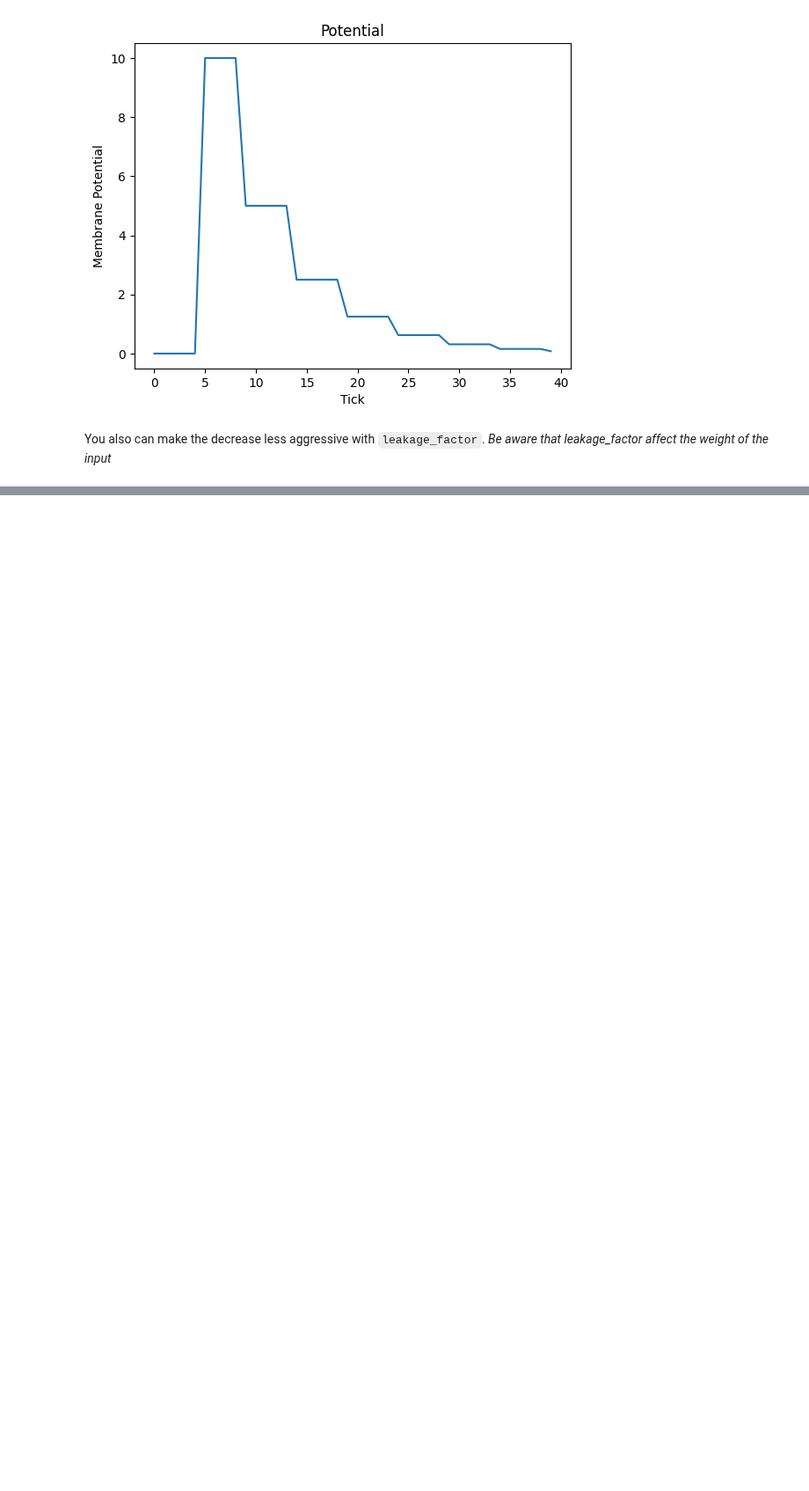
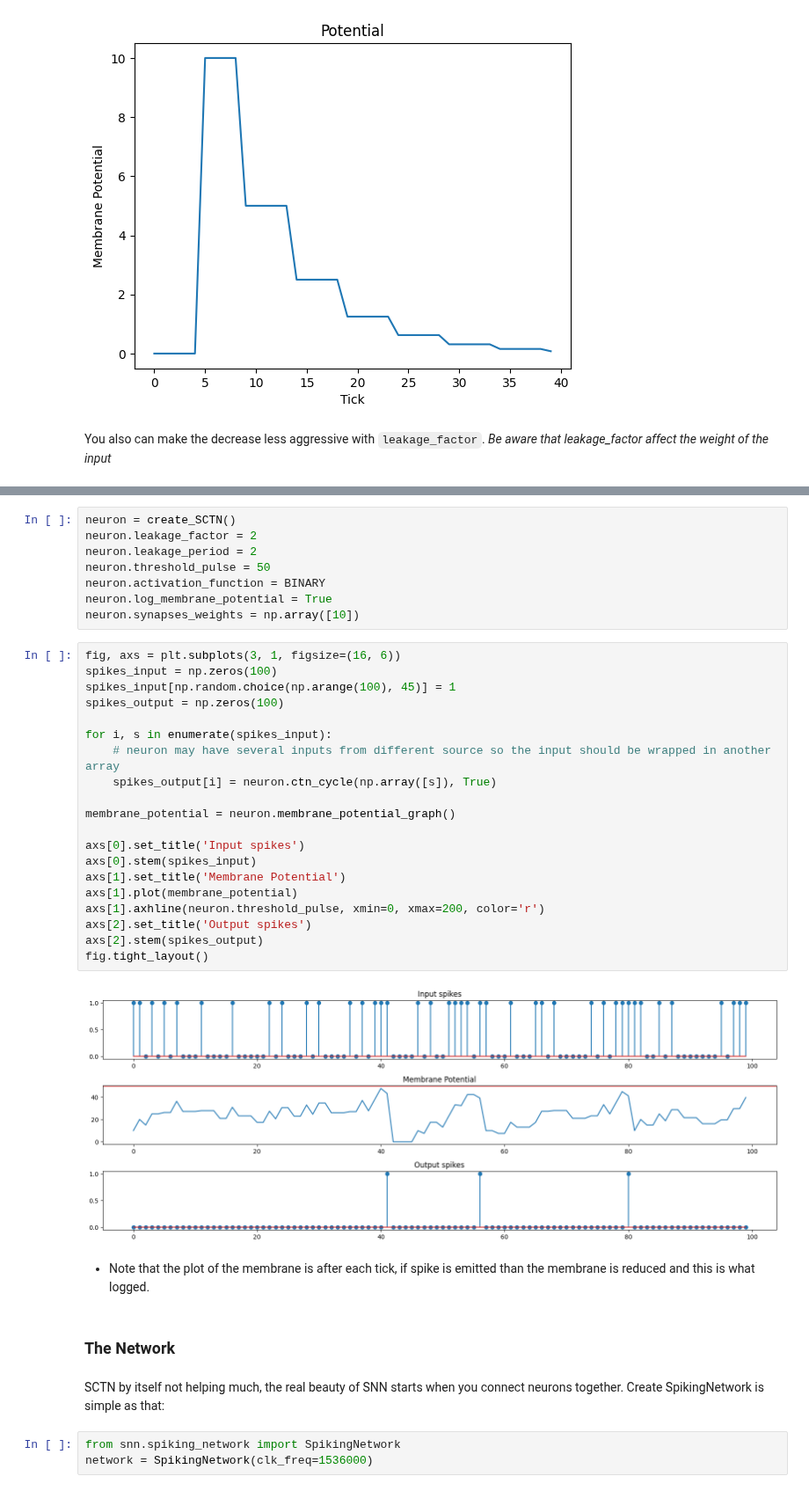
Before and after one commit to yakir4123/SNN-SCTN, a Jupyter notebook: notebooks/getting_started.ipynb, the cells around one changed output, grey strips where cells are left out. Shown at 88% size. Cells and saved outputs as stored; diff of their text form; blank space fills up the shorter version.

Commit message:
getting started notebook!

```diff
--- a/notebooks/getting_started.ipynb
+++ b/notebooks/getting_started.ipynb
@@ -84,0 +90,40 @@ simulate()
+# %%
+neuron = create_SCTN()
+neuron.leakage_factor = 2
+neuron.leakage_period = 2
+neuron.threshold_pulse = 50
+neuron.activation_function = BINARY
+neuron.log_membrane_potential = True
+neuron.synapses_weights = np.array([10])
+# %%
+fig, axs = plt.subplots(3, 1, figsize=(16, 6))
+spikes_input = np.zeros(100)
+spikes_input[np.random.choice(np.arange(100), 45)] = 1
+spikes_output = np.zeros(100)
+
+for i, s in enumerate(spikes_input):
+    # neuron may have several inputs from different source so the input should be wrapped in another array
+    spikes_output[i] = neuron.ctn_cycle(np.array([s]), True)
+
+membrane_potential = neuron.membrane_potential_graph()
+
+axs[0].set_title('Input spikes')
+axs[0].stem(spikes_input)
+axs[1].set_title('Membrane Potential')
+axs[1].plot(membrane_potential)
+axs[1].axhline(neuron.threshold_pulse, xmin=0, xmax=200, color='r')
+axs[2].set_title('Output spikes')
+axs[2].stem(spikes_output)
+fig.tight_layout()
+# %% [output]
+[figure, added]
+# %% [markdown]
+* Note that the plot of the membrane is after each tick, if spike is emitted than the membrane is reduced and this is what logged.
+# %% [markdown]
+### The Network
+# %% [markdown]
+SCTN by itself not helping much, the real beauty of SNN starts when you connect neurons together.
+Create SpikingNetwork is simple as that:
+# %%
+from snn.spiking_network import SpikingNetwork
+network = SpikingNetwork(clk_freq=1536000)
```
Also changed, not shown: parts of 28 cells of this notebook, 2 other files.
